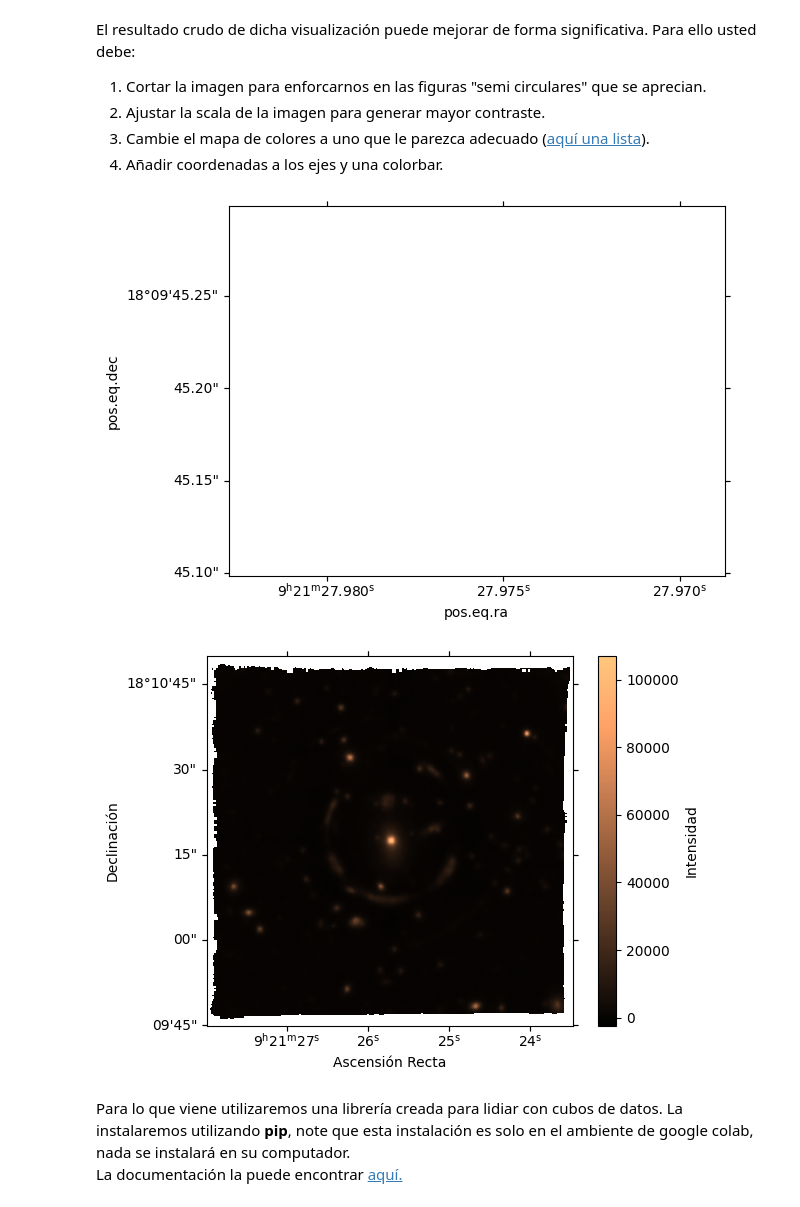
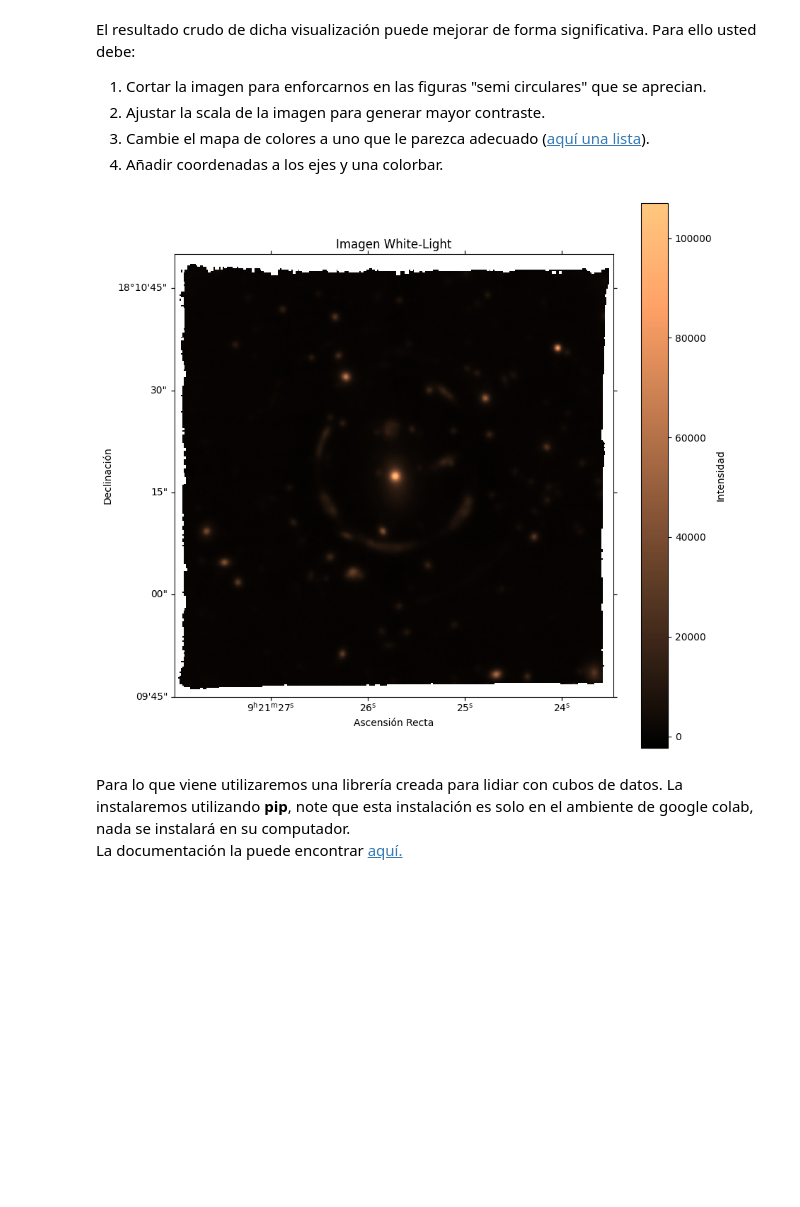
Before and after one commit to azavalac/Tarea-4-Zavala, a Jupyter notebook: Copia_de_Tarea4.ipynb, the cells around one changed output. Saved outputs shown, nothing was run; the diff lists cells and outputs as text; code cells hidden in the pictures; blank space fills up the shorter version.

```diff
--- a/Copia_de_Tarea4.ipynb
+++ b/Copia_de_Tarea4.ipynb
@@ -149,44 +149,39 @@ Para ello usted debe:
 # %%
 # prompt: puedes realizar lo que se pide arriba, por favor, con WCS
 
 import matplotlib.pyplot as plt
 from astropy.wcs import WCS
 
 # Crea un objeto WCS a partir del header del cubo
 wcs = WCS(cubo[1].header)
 wcs = wcs[0,:,:]
 
 # Crea una figura y un objeto de ejes con soporte WCS
-fig = plt.figure()
+fig = plt.figure(figsize=(10, 10))
 ax = fig.add_subplot(1, 1, 1, projection=wcs)
 
-# Corta la imagen para enfocarnos en las figuras "semi circulares"
-# Ajusta estos valores según sea necesario
-#x_min = 100
-#x_max = 400
-#y_min = 100
-#y_max = 400
-#white_light_image_cropped = white_light_image[y_min:y_max, x_min:x_max]
-fig = plt.figure()
-ax = fig.add_subplot(1, 1, 1, projection=wcs)
+vmin = np.percentile(white_light_image, 40)
+vmax = np.percentile(white_light_image, 90)
+#fig = plt.figure()
+#ax = fig.add_subplot(1, 1, 1, projection=wcs)
 
 # Ajusta la escala de la imagen para generar mayor contraste
 # Muestra la imagen con escala ajustada y mapa de colores
 # Experimenta con diferentes mapas de colores
 plt.imshow(white_light_image, cmap='copper', origin='lower')
 
 # Añade una barra de color
 plt.colorbar(label='Intensidad')
 
 # Añade etiquetas a los ejes con coordenadas
 ax.set_xlabel('Ascensión Recta')
 ax.set_ylabel('Declinación')
+plt.title('Imagen White-Light')
 
 # Muestra la imagen
 plt.show()
 # %% [output]
-[figure, old version]
+[figure, new version]
-[figure, removed]
 # %%
 # Solución
 from astropy.wcs import WCS
```
Also changed, not shown: parts of 2 cells of this notebook.
